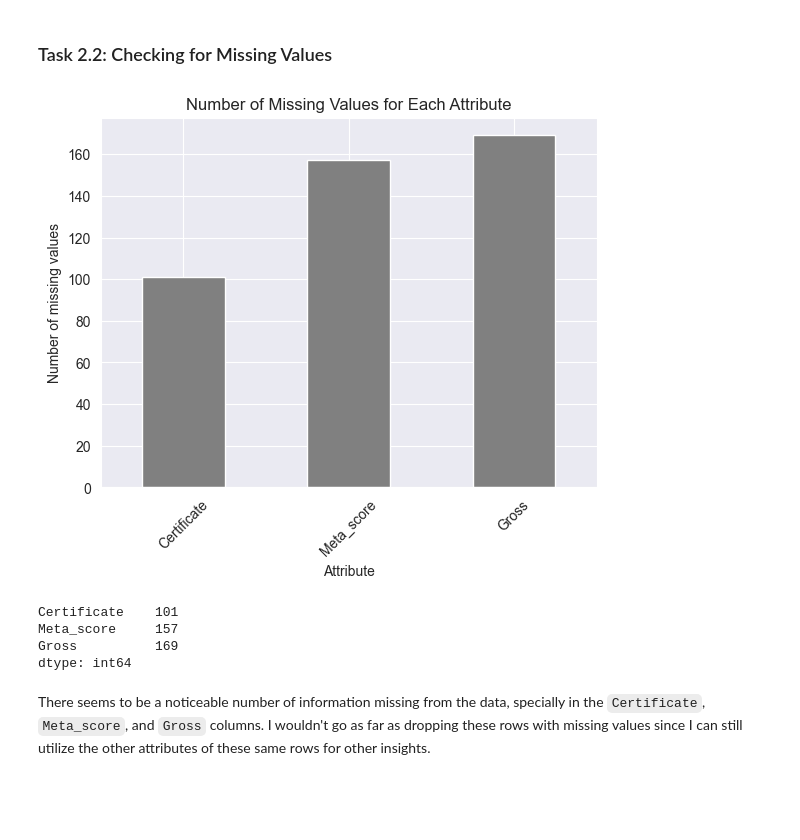
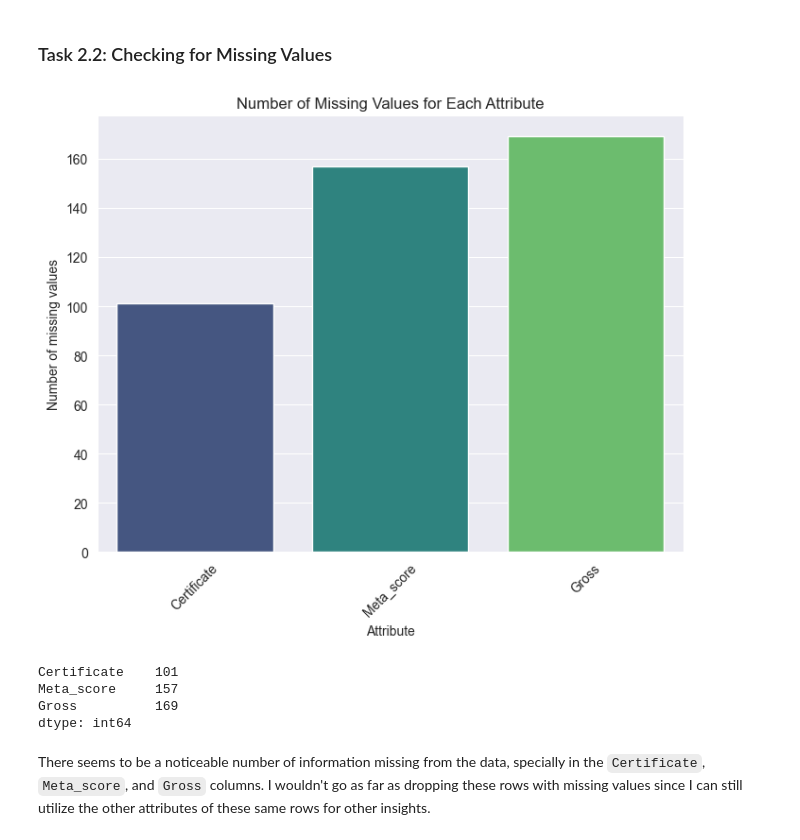
Before and after one commit to Mohamad-Jamal-J/imdb-movies-analysis-DC-Project, a Jupyter notebook: Pandas/Project.ipynb, the cells around one changed output. Saved outputs shown, nothing was run; the diff lists cells and outputs as text; code cells hidden in the pictures; blank space fills up the shorter version.

```diff
--- a/Pandas/Project.ipynb
+++ b/Pandas/Project.ipynb
@@ -69,23 +84,23 @@ imdb_movies.head()
 # %% [markdown]
 ### Task 2.2: Checking for Missing Values
 # %%
-# Find the number of missing values in the imdb_movies dataset,
-# and store the result as 'movies_missing_info'.
+# Find the number of missing values in the imdb_movies dataset, and store the result as 'movies_missing_info'.
 movies_missing_info = imdb_movies.isna().sum()
 
 # let's reduce the df to contain only the columns with missing values.
 movies_missing_info = movies_missing_info[movies_missing_info > 0]
 
-movies_missing_info.plot(kind='bar', rot=45, color='gray')
-
+plt.figure(figsize=(8, 6))
+sns.barplot(x=movies_missing_info.index, y=movies_missing_info.values, hue=movies_missing_info.index, palette='viridis')
 plt.xlabel('Attribute')
 plt.ylabel('Number of missing values')
 plt.title('Number of Missing Values for Each Attribute')
+plt.xticks(rotation=45)
 
 plt.show()
 movies_missing_info
 # %% [output]
-[figure, old version]
+[figure, new version]
 Certificate    101
 Meta_score     157
 Gross          169
```
Also changed, not shown: parts of 16 cells of this notebook, 1 other file.
